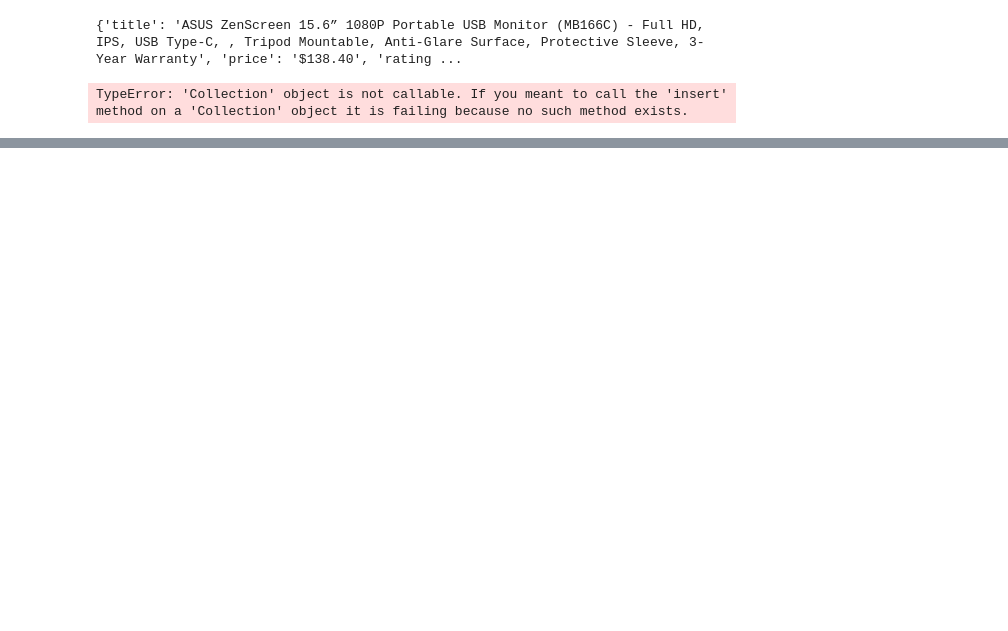
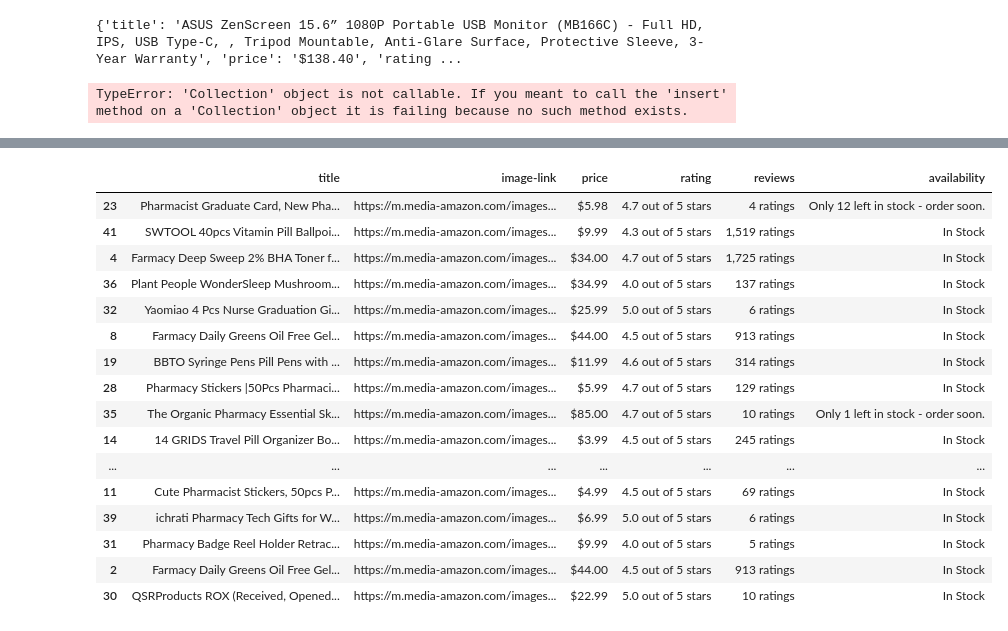
Before and after one commit to DynamicPricePrediction/PriceWhisperer, a Jupyter notebook: price_whisperer_frontend/DataHandling/export_csv_to_mongo.ipynb, the cells around one changed output, grey strips where cells are left out. Cells and saved outputs as stored; diff of their text form; code cells hidden in the pictures; blank space fills up the shorter version.

```diff
--- a/price_whisperer_frontend/DataHandling/export_csv_to_mongo.ipynb
+++ b/price_whisperer_frontend/DataHandling/export_csv_to_mongo.ipynb
@@ -21,0 +46,21 @@ TypeError: 'Collection' object is not callable. If you meant to call the 'insert
+# %%
+shuffled_df = new_pharmacy.sample(frac=1)
+shuffled_df
+# %% [output]
+|  | title | image-link | price | rating | reviews | availability |
+| 23 | Pharmacist Graduate Card, New Pha... | https://m.media-amazon.com/images... | $5.98 | 4.7 out of 5 stars | 4 ratings | Only 12 left in stock - order soon. |
+| 41 | SWTOOL 40pcs Vitamin Pill Ballpoi... | https://m.media-amazon.com/images... | $9.99 | 4.3 out of 5 stars | 1,519 ratings | In Stock |
+| 4 | Farmacy Deep Sweep 2% BHA Toner f... | https://m.media-amazon.com/images... | $34.00 | 4.7 out of 5 stars | 1,725 ratings | In Stock |
+| 36 | Plant People WonderSleep Mushroom... | https://m.media-amazon.com/images... | $34.99 | 4.0 out of 5 stars | 137 ratings | In Stock |
+| 32 | Yaomiao 4 Pcs Nurse Graduation Gi... | https://m.media-amazon.com/images... | $25.99 | 5.0 out of 5 stars | 6 ratings | In Stock |
+| 8 | Farmacy Daily Greens Oil Free Gel... | https://m.media-amazon.com/images... | $44.00 | 4.5 out of 5 stars | 913 ratings | In Stock |
+| 19 | BBTO Syringe Pens Pill Pens with ... | https://m.media-amazon.com/images... | $11.99 | 4.6 out of 5 stars | 314 ratings | In Stock |
+| 28 | Pharmacy Stickers |50Pcs Pharmaci... | https://m.media-amazon.com/images... | $5.99 | 4.7 out of 5 stars | 129 ratings | In Stock |
+| 35 | The Organic Pharmacy Essential Sk... | https://m.media-amazon.com/images... | $85.00 | 4.7 out of 5 stars | 10 ratings | Only 1 left in stock - order soon. |
+| 14 | 14 GRIDS Travel Pill Organizer Bo... | https://m.media-amazon.com/images... | $3.99 | 4.5 out of 5 stars | 245 ratings | In Stock |
+| ... | ... | ... | ... | ... | ... | ... |
+| 11 | Cute Pharmacist Stickers, 50pcs P... | https://m.media-amazon.com/images... | $4.99 | 4.5 out of 5 stars | 69 ratings | In Stock |
+| 39 | ichrati Pharmacy Tech Gifts for W... | https://m.media-amazon.com/images... | $6.99 | 5.0 out of 5 stars | 6 ratings | In Stock |
+| 31 | Pharmacy Badge Reel Holder Retrac... | https://m.media-amazon.com/images... | $9.99 | 4.0 out of 5 stars | 5 ratings | In Stock |
+| 2 | Farmacy Daily Greens Oil Free Gel... | https://m.media-amazon.com/images... | $44.00 | 4.5 out of 5 stars | 913 ratings | In Stock |
+| 30 | QSRProducts ROX (Received, Opened... | https://m.media-amazon.com/images... | $22.99 | 5.0 out of 5 stars | 10 ratings | In Stock |
```
Also changed, not shown: parts of 5 cells of this notebook, 6 other files.
